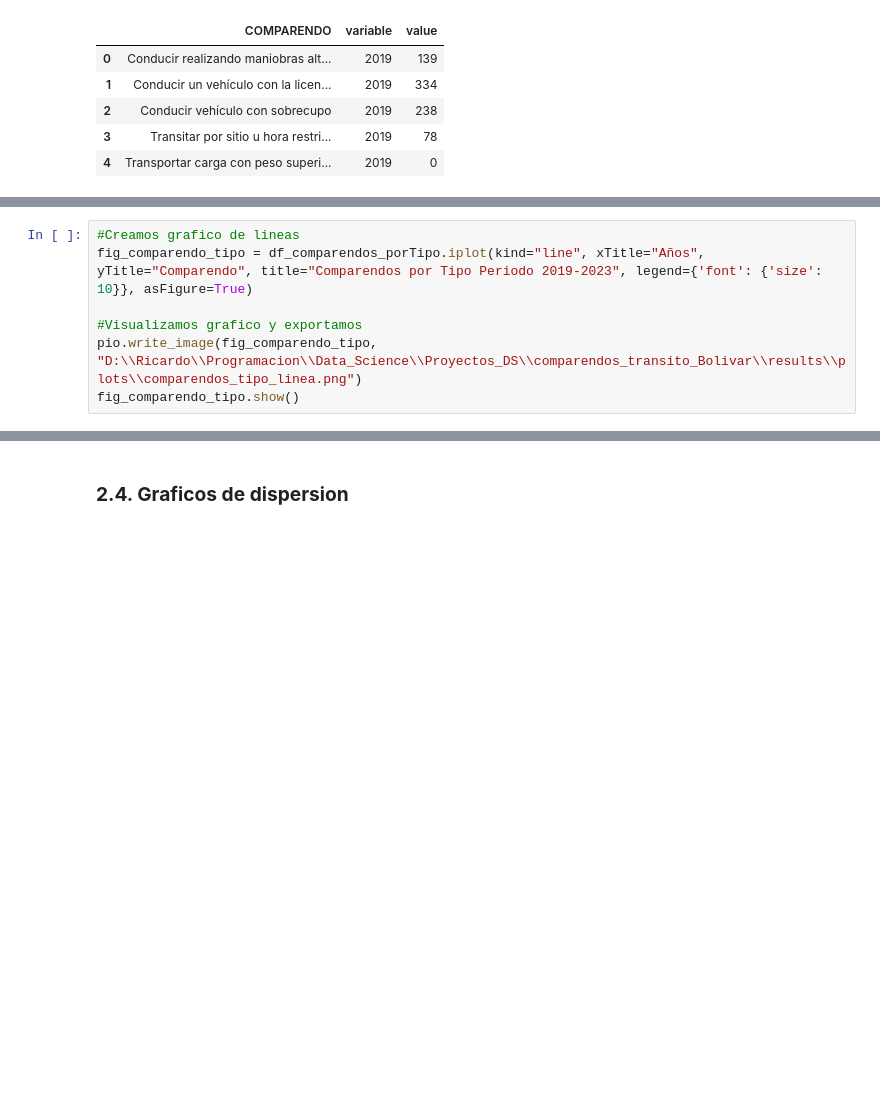
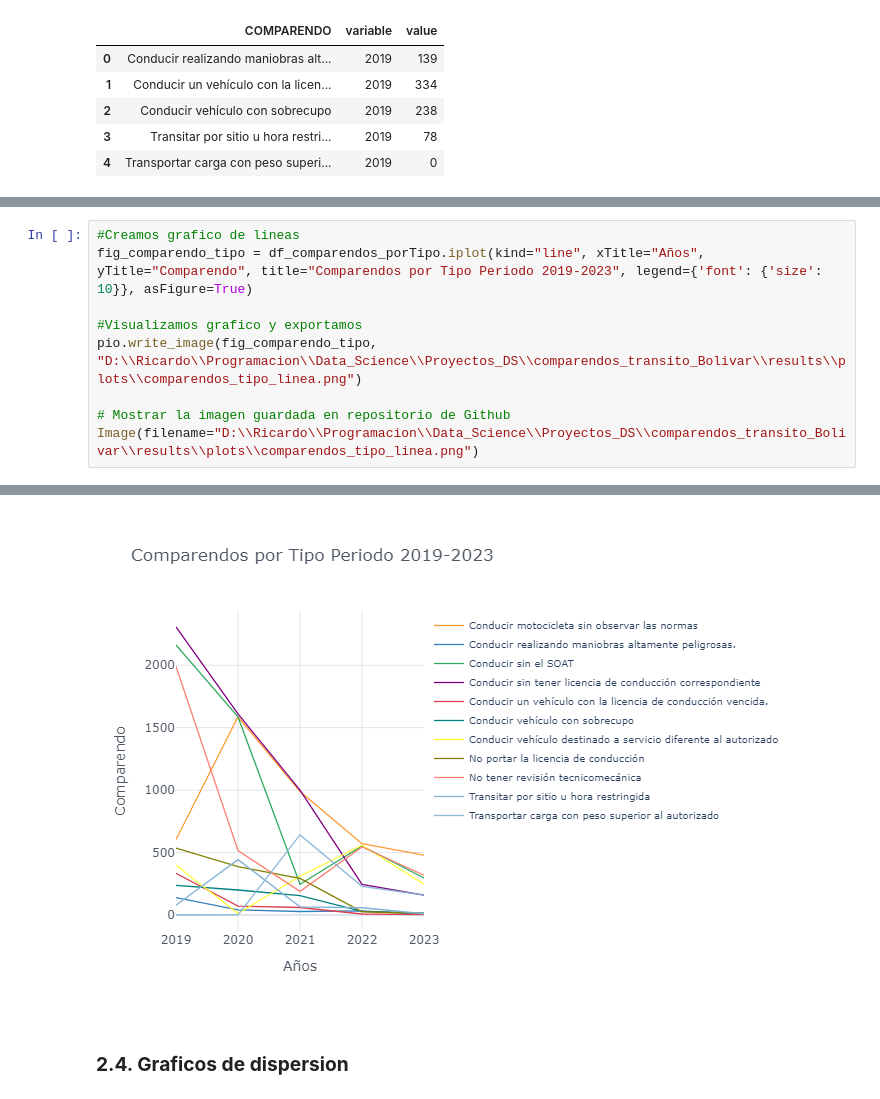
Before and after one commit to rjpaternina/comparendos_transito_Bolivar, a Jupyter notebook: notebooks/comparendos_transito_bolivar_anual.ipynb, the cells around one changed output, grey strips where cells are left out. Saved outputs shown, nothing was run; the diff lists cells and outputs as text; blank space fills up the shorter version.

Commit message:
7mo commit - Editamos visualizaciones con Cufflinks

```diff
--- a/notebooks/comparendos_transito_bolivar_anual.ipynb
+++ b/notebooks/comparendos_transito_bolivar_anual.ipynb
@@ -635,5 +636,7 @@ fig_comparendo_tipo = df_comparendos_porTipo.iplot(kind="line", xTitle="Años",
 
 #Visualizamos grafico y exportamos
 pio.write_image(fig_comparendo_tipo, "D:\\Ricardo\\Programacion\\Data_Science\\Proyectos_DS\\comparendos_transito_Bolivar\\results\\plots\\comparendos_tipo_linea.png")
-fig_comparendo_tipo.show()
+
+# Mostrar la imagen guardada en repositorio de Github
+Image(filename="D:\\Ricardo\\Programacion\\Data_Science\\Proyectos_DS\\comparendos_transito_Bolivar\\results\\plots\\comparendos_tipo_linea.png")
 # %% [output]
@@ -641,3 +643,4 @@ fig_comparendo_tipo.show()
+[figure, added]
 # %% [markdown]
 ### <font color="redblue"> **2.4. Graficos de dispersion**</font>
 # %% [markdown]
```
Also changed, not shown: parts of 4 cells of this notebook, 3 other files.
